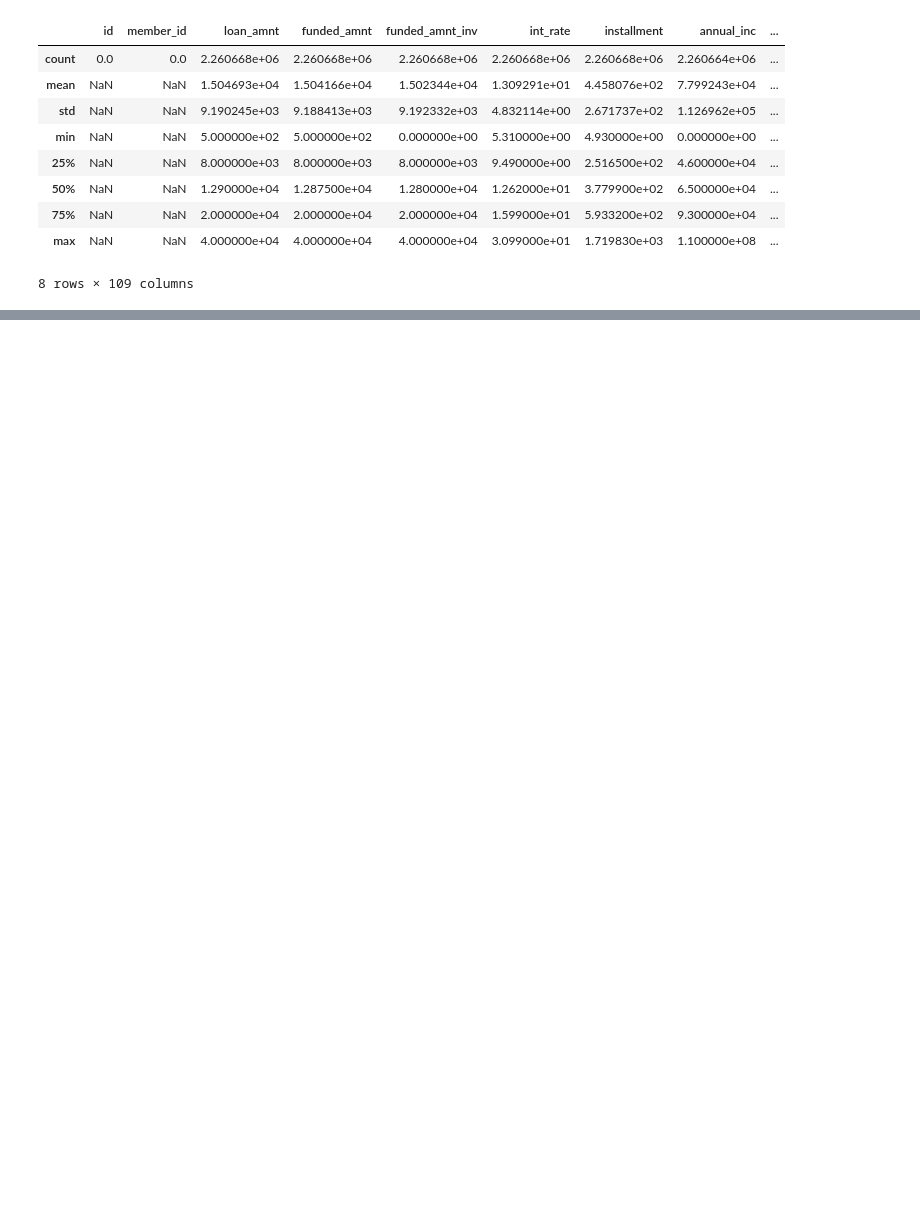
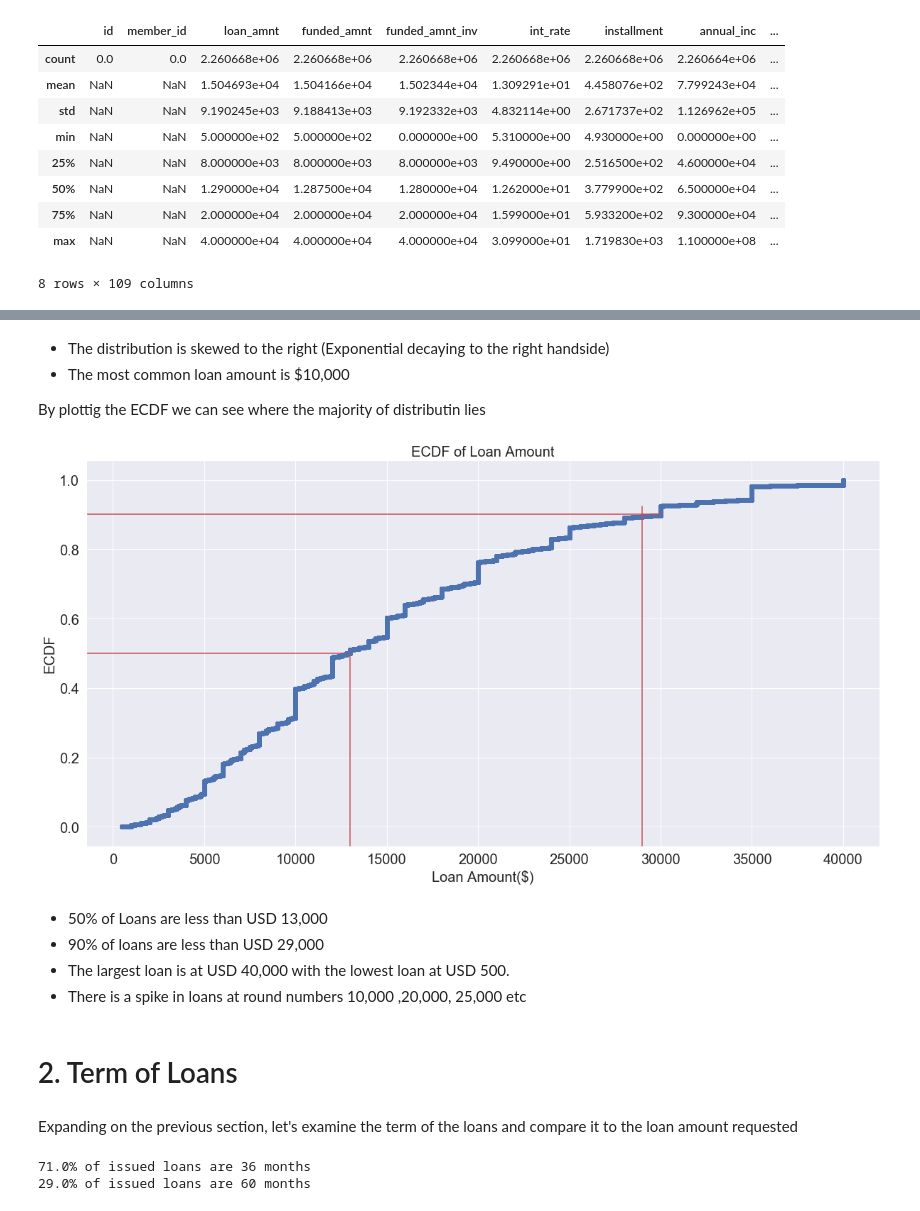
Before and after one commit to y-fawzy/load_default_prediction, a Jupyter notebook: notebooks/1-eda/1-eda_loan.ipynb, the cells around one changed output, grey strips where cells are left out. Drawn from its saved outputs; the diff is of its cells as text; code cells hidden in the pictures; blank space fills up the shorter version.

```diff
--- a/notebooks/1-eda/1-eda_loan.ipynb
+++ b/notebooks/1-eda/1-eda_loan.ipynb
@@ -229,0 +104,42 @@ Scatter Matrix if correlation > 0.5
+# %% [markdown]
+- The distribution is skewed to the right (Exponential decaying to the right handside)
+- The most common loan amount is $10,000
+
+By plottig the ECDF we can see where the majority of distributin lies
+# %%
+plt.figure(figsize=[20,10])
+#plotting ecdf of interest rates
+plt.scatter(x=loan_data.loan_amnt.sort_values().values, y=(np.arange(len(loan_data.loan_amnt.sort_values().values)))/len(loan_data.loan_amnt.sort_values().values));
+
+#plotting labels
+plt.xlabel("Loan Amount($)",size=20)
+plt.xticks(size=20)
+
+plt.ylabel("ECDF",size=20)
+plt.yticks(size=20)
+
+plt.title("ECDF of Loan Amount", size=20)
+
+#marking the 50% and 90% ECDF
+plt.axhline(0.5, color='r', xmax=13000/40000)
+plt.axhline(0.9, color='r',xmax=29000/40000)
+
+plt.axvline(13000,color='r',ymax=0.5)
+plt.axvline(29000,color='r',ymax=0.88);
+# %% [output]
+[figure, added]
+# %% [markdown]
+- 50% of Loans are less than USD 13,000
+- 90% of loans are less than USD 29,000
+- The largest loan is at USD 40,000 with the lowest loan at USD 500.
+- There is a spike in loans at round numbers 10,000 ,20,000, 25,000 etc
+# %% [markdown]
+# 2. Term of Loans
+# %% [markdown]
+Expanding on the previous section, let's examine the term of the loans and compare it to the loan amount requested
+# %%
+print(str(np.round(loan_data.term.value_counts(normalize=True)[0]*100)) + "% of issued loans are 36 months")
+print(str(np.round(loan_data.term.value_counts(normalize=True)[1]*100)) + "% of issued loans are 60 months")
+# %% [output]
+71.0% of issued loans are 36 months
+29.0% of issued loans are 60 months
```
Also changed, not shown: parts of 151 cells of this notebook, 2 other files.
